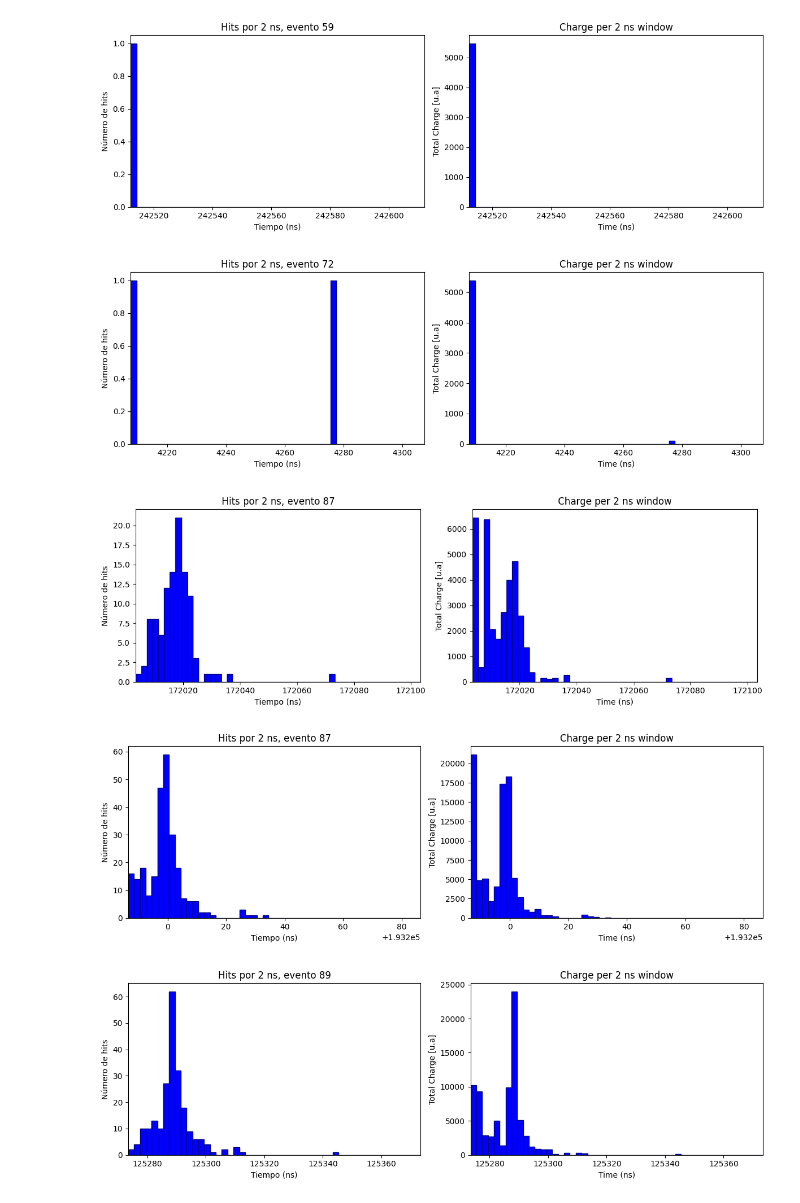
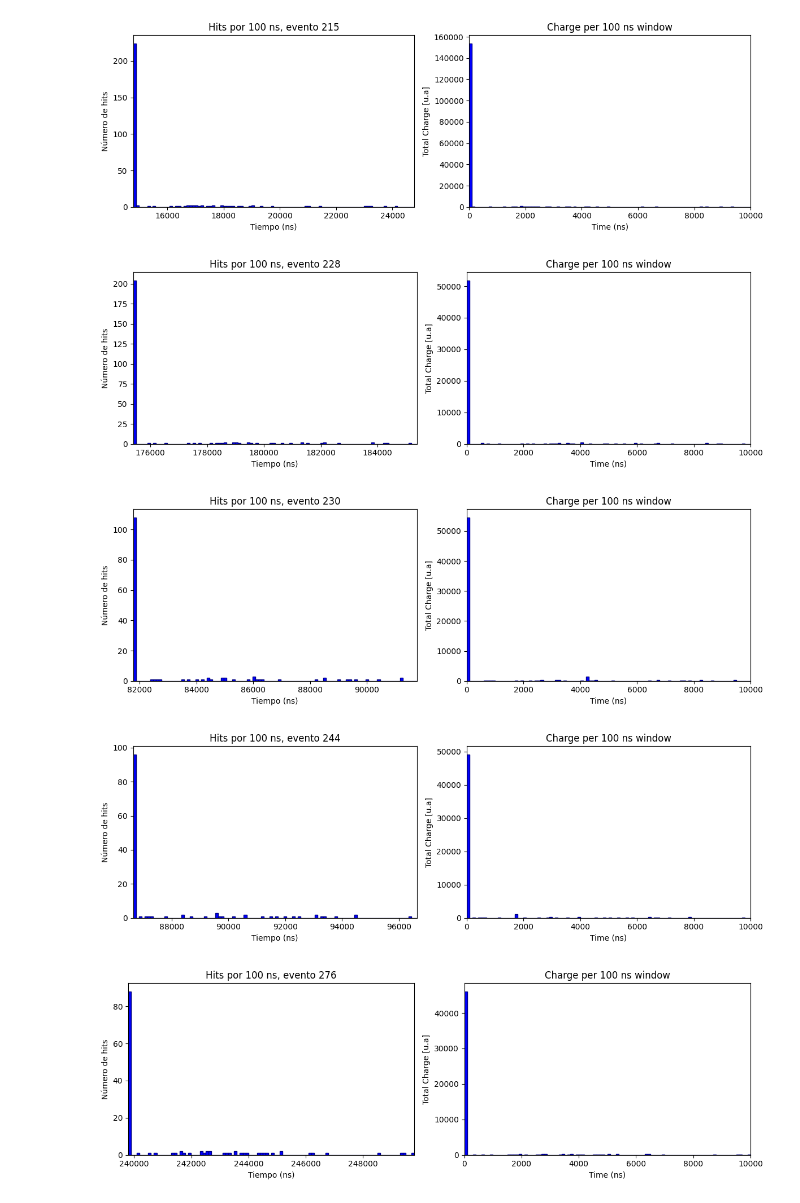
Before and after one commit to halmamol/WCTECoincidence_Analysis, a Jupyter notebook: nHits_count/jupyter_notebooks/spillsDelete.ipynb, the cells around one changed output. Cells and saved outputs as stored; diff of their text form; code cells hidden in the pictures.

```diff
--- a/nHits_count/jupyter_notebooks/spillsDelete.ipynb
+++ b/nHits_count/jupyter_notebooks/spillsDelete.ipynb
@@ -66,4 +39,3 @@ for times_evt, charges_evt, mpmt_evt in zip(times_branch_sig, charge_branch_sig,
 # %%
-#times_branch_modified_2, charge_branch_modified_chargesTT, threshold_charges = functions_spills.repeat_spills_Charge(event_number_branch, times_branch_sorted, charge_branch_sorted)
-times_branch_modified, threshold_times, deleted_index_dict = functions_spills.repeat_spills_nHits(event_number_branch, times_branch_sorted, 300, 5000, 4000)
-times_branch_modified_sig, threshold_times_sig, deleted_index_dict_sig = functions_spills.repeat_spills_nHits(event_number_branch_sig, times_branch_sorted_sig, 300, 5000, 4000)
+times_branch_modified, threshold_times, deleted_index_dict = functions_spills.repeat_spills_nHits(event_number_branch, times_branch_sorted_TOF, 300, 5000, 4000)
+times_branch_modified_sig, threshold_times_sig, deleted_index_dict_sig = functions_spills.repeat_spills_nHits(event_number_branch_sig, times_branch_sorted_TOF_sig, 300, 5000, 4000)
@@ -144,0 +98,11 @@ plt.show()
+# %%
+n_bins = 50
+
+N_events = tree.num_entries
+N_events_sig = tree_sig.num_entries
+
+hist_in, bin_edges = np.histogram(nDetections_event_in, bins=n_bins)
+hist_in_sig, _ = np.histogram(nDetections_event_in_sig, bins=bin_edges)  # usa los mismos bordes
+
+hist_filtered, _ = np.histogram(nDetections_event_fin, bins = bin_edges)
+hist_filtered_sig, _ = np.histogram(nDetections_event_fin_sig, bins = bin_edges)
@@ -144,0 +148,14 @@ plt.show()
+# %%
+bin_window = 4000
+
+nHits_tot = functions_spills.counting_nHits_window(event_number_branch, times_branch_modified_chargesTT, bin_window)
+nHits_in = functions_spills.counting_nHits_window(event_number_branch, times_branch_sorted_TOF, bin_window)
+
+nHits_tot_sig = functions_spills.counting_nHits_window(event_number_branch_sig, times_branch_modified_chargesTT_sig, bin_window)
+nHits_in_sig = functions_spills.counting_nHits_window(event_number_branch_sig, times_branch_sorted_TOF_sig, bin_window)
+# %%
+hist_in, bin_edges = np.histogram(nHits_in, bins=50, range=(0, 300))
+hist_in_sig, _ = np.histogram(nHits_in_sig, bins=bin_edges, range=(0, 300))  # usa los mismos bordes
+
+hist_filtered, bin_edges_filtered = np.histogram(nHits_tot, bins = 50, range=(0, 300))
+hist_filtered_sig, _ = np.histogram(nHits_tot_sig, bins = bin_edges_filtered, range=(0, 300))
@@ -156,7 +246,7 @@ Total de elementos en todas las listas: 5489
 # %%
-trigger_times_half = dict(list(threshold_charges.items())[0:10])
-bin_time = 2
-delta = 100
+trigger_times_half = dict(list(threshold_charges.items())[10:20])
+bin_time = 100
+delta = 10000
 
 for event_number in trigger_times_half:
     for start_time in trigger_times_half[event_number]:
@@ -180,11 +270,11 @@ for event_number in trigger_times_half:
 
         sum_charges = functions_spills.plot_TotalCharge_Time(time, charge, bin_time, delta)
 
-        axs[1].bar(np.arange(start_time, start_time+delta, bin_time), sum_charges, width = bin_time, color='blue',  align='edge', edgecolor='navy')
+        axs[1].bar(np.arange(0, 0+delta, bin_time), sum_charges, width = bin_time, color='blue',  align='edge', edgecolor='navy')
         axs[1].set_xlabel("Time (ns)")
         axs[1].set_ylabel("Total Charge [u.a]")
         axs[1].set_title(f"Charge per {bin_time} ns window")
-        axs[1].set_xlim(start_time, start_time+delta)
+        axs[1].set_xlim(0, delta)
         plt.tight_layout()
         plt.show()
 """
@@ -202,5 +292,5 @@ for event_number in trigger_times_half:
-[figure, old version]
+[figure, new version]
-[figure, old version]
+[figure, new version]
-[figure, old version]
+[figure, new version]
-[figure, old version]
+[figure, new version]
-[figure, old version]
+[figure, new version]
```
Also changed, not shown: parts of 28 cells of this notebook, 2 other files.
